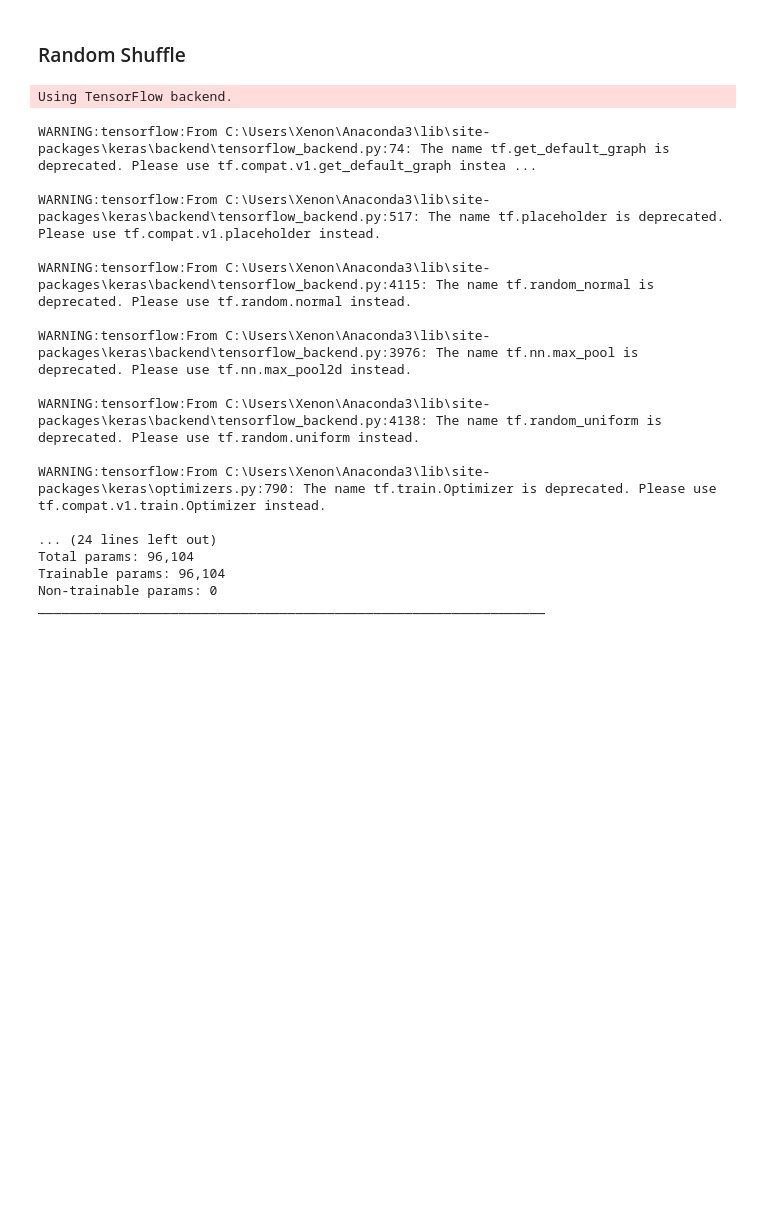
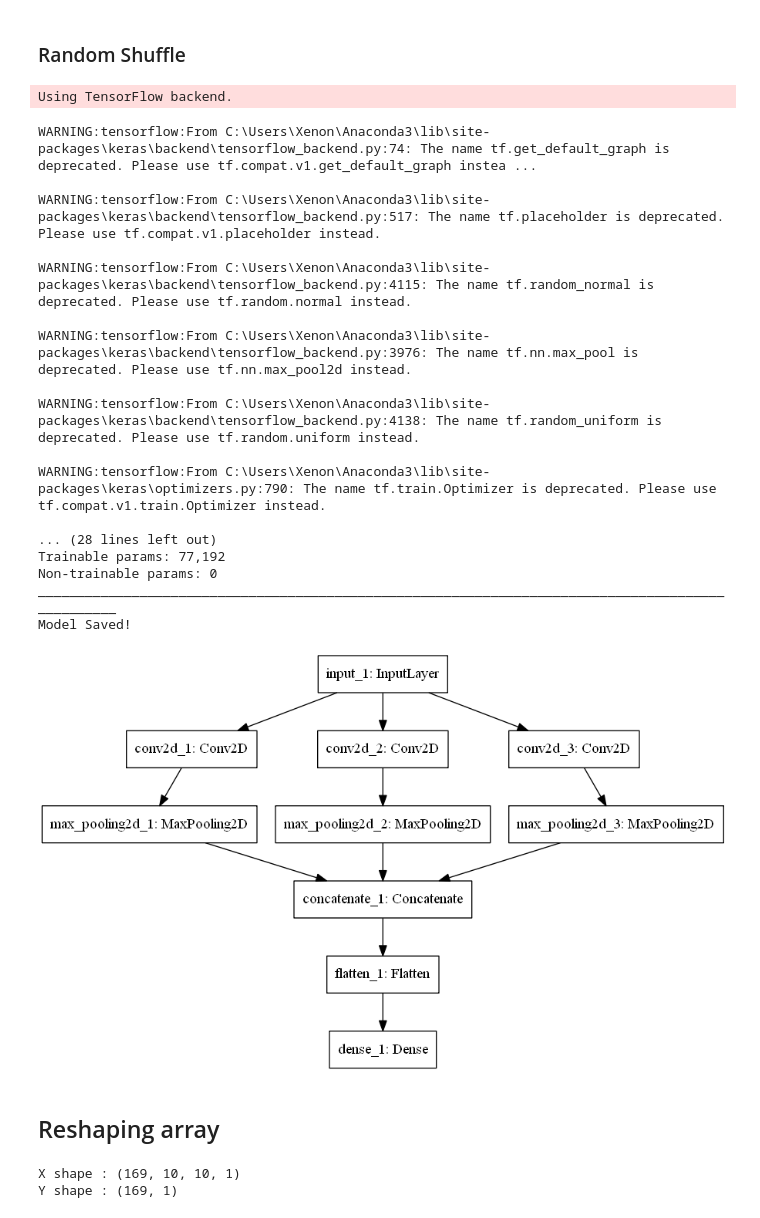
Before and after one commit to mihirsam/Information-Extraction-using-CNN, a Jupyter notebook: Sentence_Classification_Self/Main_Implementation.ipynb, the cells around one changed output. Drawn from its saved outputs; the diff is of its cells as text; code cells hidden in the pictures; blank space fills up the shorter version.

```diff
--- a/Sentence_Classification_Self/Main_Implementation.ipynb
+++ b/Sentence_Classification_Self/Main_Implementation.ipynb
@@ -18,24 +18,49 @@ XY = list(zip(X, Y))
 random.shuffle(XY)
 
 X, Y = zip(*XY)
-# %%
-tCNN()
-# %% [output]
-Using TensorFlow backend.
-WARNING:tensorflow:From C:\Users\Xenon\Anaconda3\lib\site-packages\keras\backend\tensorflow_backend.py:74: The name tf.get_default_graph is deprecated. Please use tf.compat.v1.get_default_graph instea ...
-
-WARNING:tensorflow:From C:\Users\Xenon\Anaconda3\lib\site-packages\keras\backend\tensorflow_backend.py:517: The name tf.placeholder is deprecated. Please use tf.compat.v1.placeholder instead.
-
-WARNING:tensorflow:From C:\Users\Xenon\Anaconda3\lib\site-packages\keras\backend\tensorflow_backend.py:4115: The name tf.random_normal is deprecated. Please use tf.random.normal instead.
-
-WARNING:tensorflow:From C:\Users\Xenon\Anaconda3\lib\site-packages\keras\backend\tensorflow_backend.py:3976: The name tf.nn.max_pool is deprecated. Please use tf.nn.max_pool2d instead.
-
-WARNING:tensorflow:From C:\Users\Xenon\Anaconda3\lib\site-packages\keras\backend\tensorflow_backend.py:4138: The name tf.random_uniform is deprecated. Please use tf.random.uniform instead.
-
-WARNING:tensorflow:From C:\Users\Xenon\Anaconda3\lib\site-packages\keras\optimizers.py:790: The name tf.train.Optimizer is deprecated. Please use tf.compat.v1.train.Optimizer instead.
-
-... (24 lines left out)
-Total params: 96,104
-Trainable params: 96,104
-Non-trainable params: 0
-_________________________________________________________________
+# %%
+tCNN()
+
+
+from keras.utils import plot_model
+from IPython.display import Image
+from keras.models import load_model
+
+model = load_model('CNN_model_init.h5')
+plot_model(model, to_file='multiple_inputs.png')
+Image(filename='./multiple_inputs.png')
+# %% [output]
+Using TensorFlow backend.
+WARNING:tensorflow:From C:\Users\Xenon\Anaconda3\lib\site-packages\keras\backend\tensorflow_backend.py:74: The name tf.get_default_graph is deprecated. Please use tf.compat.v1.get_default_graph instea ...
+
+WARNING:tensorflow:From C:\Users\Xenon\Anaconda3\lib\site-packages\keras\backend\tensorflow_backend.py:517: The name tf.placeholder is deprecated. Please use tf.compat.v1.placeholder instead.
+
+WARNING:tensorflow:From C:\Users\Xenon\Anaconda3\lib\site-packages\keras\backend\tensorflow_backend.py:4115: The name tf.random_normal is deprecated. Please use tf.random.normal instead.
+
+WARNING:tensorflow:From C:\Users\Xenon\Anaconda3\lib\site-packages\keras\backend\tensorflow_backend.py:3976: The name tf.nn.max_pool is deprecated. Please use tf.nn.max_pool2d instead.
+
+WARNING:tensorflow:From C:\Users\Xenon\Anaconda3\lib\site-packages\keras\backend\tensorflow_backend.py:4138: The name tf.random_uniform is deprecated. Please use tf.random.uniform instead.
+
+WARNING:tensorflow:From C:\Users\Xenon\Anaconda3\lib\site-packages\keras\optimizers.py:790: The name tf.train.Optimizer is deprecated. Please use tf.compat.v1.train.Optimizer instead.
+
+... (28 lines left out)
+Trainable params: 77,192
+Non-trainable params: 0
+__________________________________________________________________________________________________
+Model Saved!
+[figure, added]
+# %% [markdown]
+## Reshaping array
+# %%
+import numpy as np
+
+X = np.asarray(X)
+Y = np.asarray(Y)
+
+X = X.reshape(X.shape[0], X.shape[1], X.shape[2], 1)
+Y = Y.reshape(Y.shape[0], 1)
+
+print(f"X shape : {X.shape}\nY shape : {Y.shape}")
+# %% [output]
+X shape : (169, 10, 10, 1)
+Y shape : (169, 1)
```
Also changed, not shown: parts of 9 cells of this notebook.
